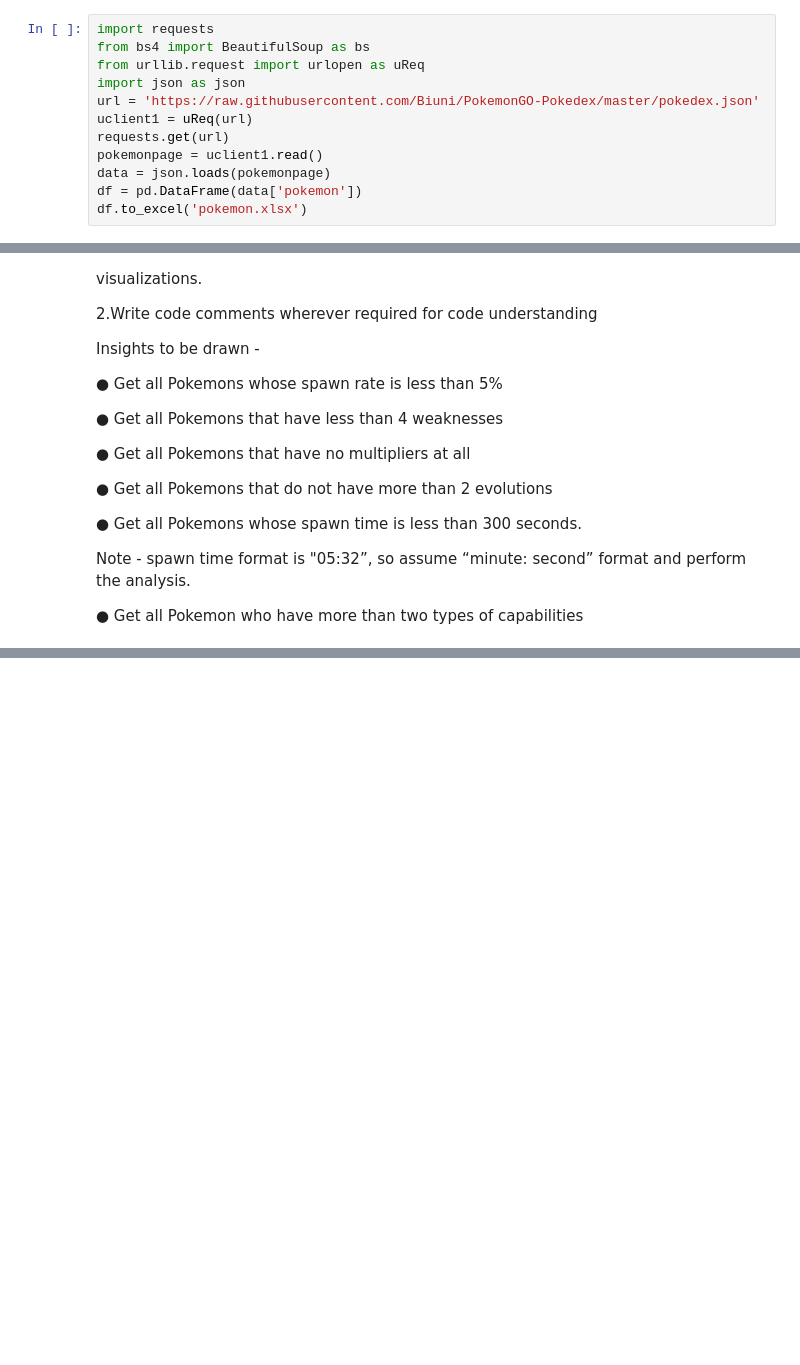
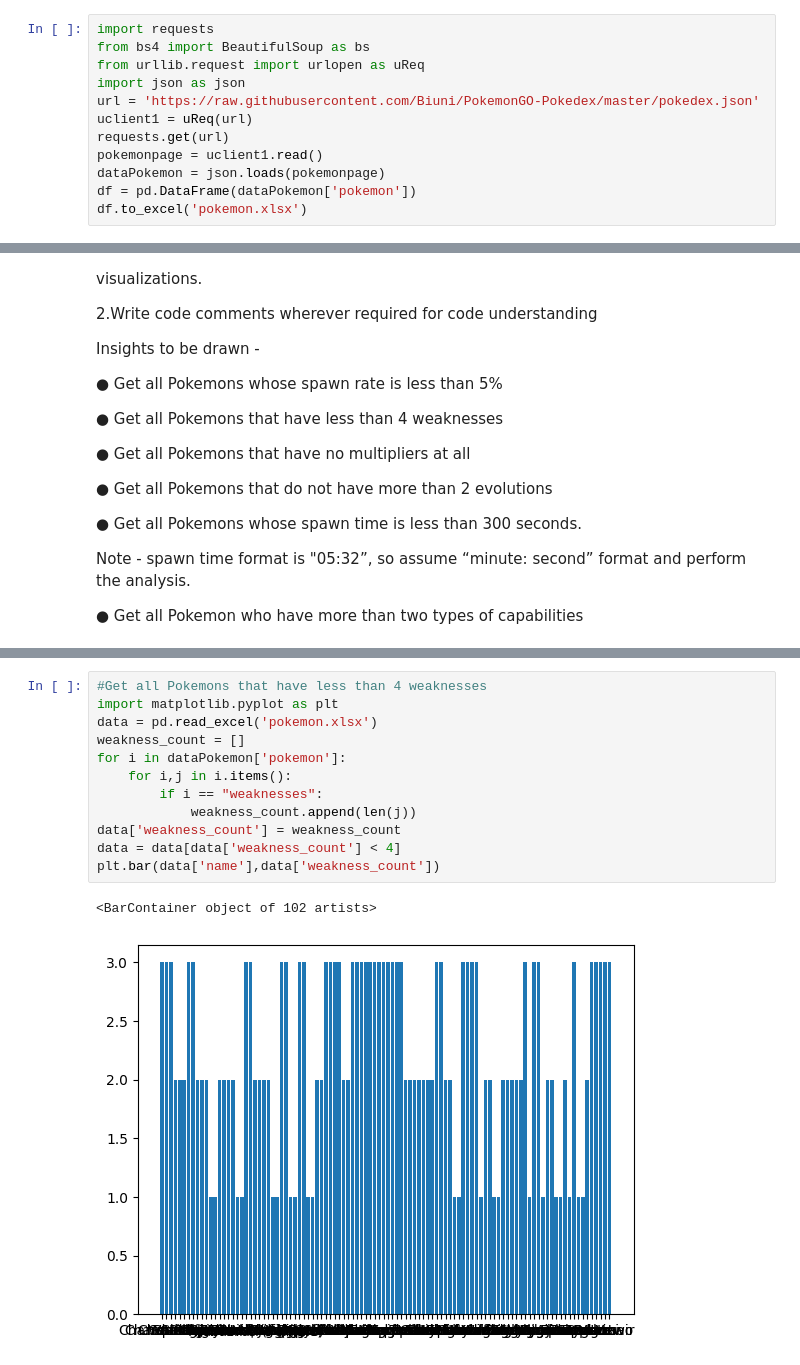
Before and after one commit to AKISHPOTHURI/DataScienceAssignment, a Jupyter notebook: python.ipynb, the cells around one changed output, grey strips where cells are left out. Drawn from its saved outputs; the diff is of its cells as text; blank space fills up the shorter version.

```diff
--- a/python.ipynb
+++ b/python.ipynb
@@ -138,8 +138,8 @@ url = 'https://raw.githubusercontent.com/Biuni/PokemonGO-Pokedex/master/pokedex.
 uclient1 = uReq(url)
 requests.get(url)
 pokemonpage = uclient1.read()
-data = json.loads(pokemonpage)
-df = pd.DataFrame(data['pokemon'])
+dataPokemon = json.loads(pokemonpage)
+df = pd.DataFrame(dataPokemon['pokemon'])
 df.to_excel('pokemon.xlsx')
 # %% [markdown]
 Question 4:
@@ -307,0 +320,15 @@ Note - spawn time format is "05:32”, so assume “minute: second” format and
+# %%
+#Get all Pokemons that have less than 4 weaknesses
+import matplotlib.pyplot as plt
+data = pd.read_excel('pokemon.xlsx')
+weakness_count = []
+for i in dataPokemon['pokemon']:
+    for i,j in i.items():
+        if i == "weaknesses":
+            weakness_count.append(len(j))
+data['weakness_count'] = weakness_count
+data = data[data['weakness_count'] < 4]
+plt.bar(data['name'],data['weakness_count'])
+# %% [output]
+<BarContainer object of 102 artists>
+[figure, added]
```
Also changed, not shown: parts of 21 cells of this notebook, 2 other files.
